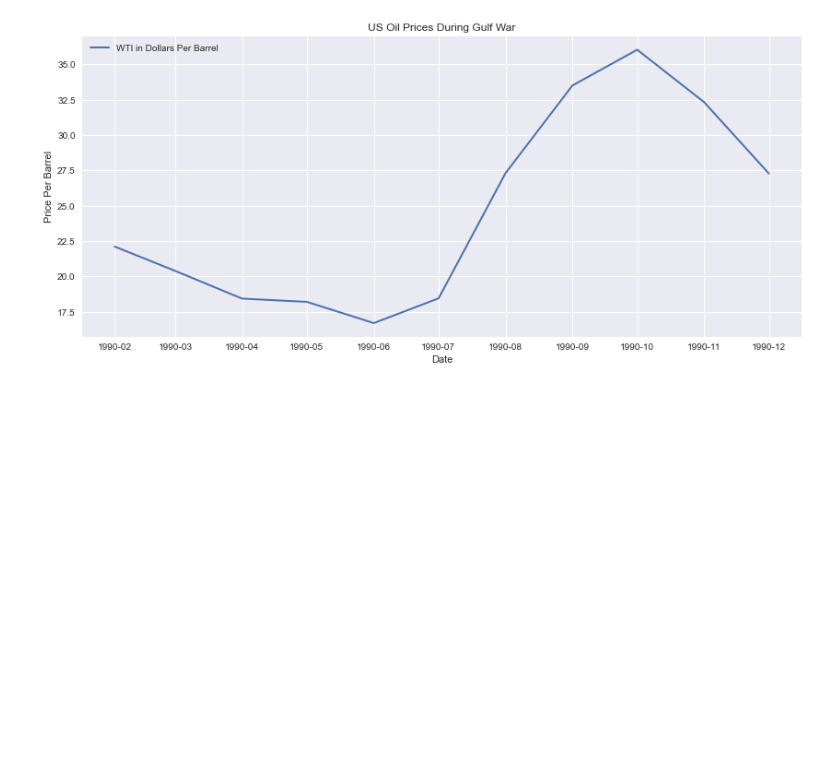
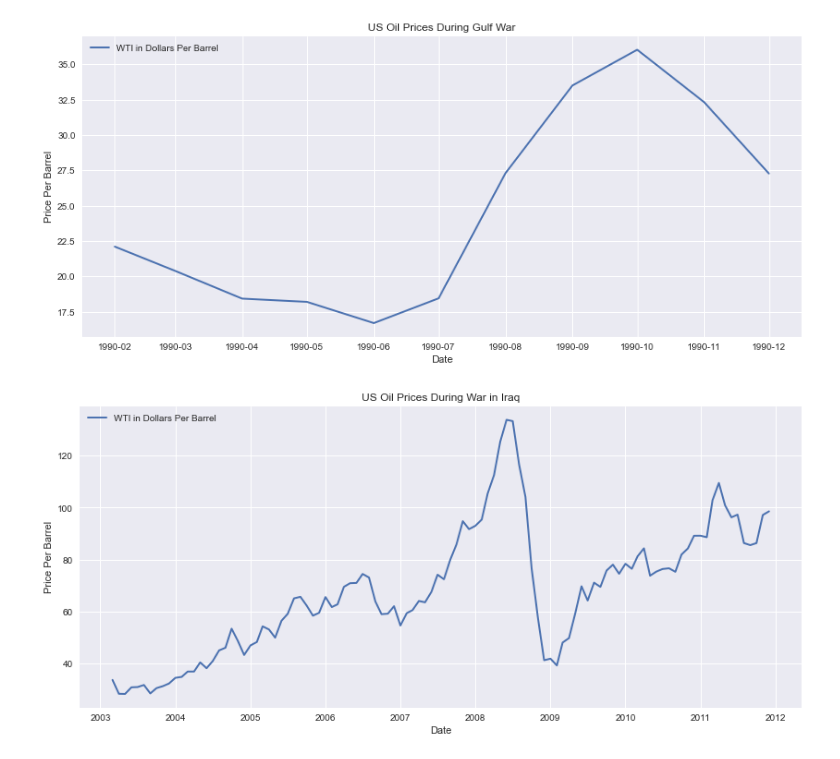
Before and after one commit to lrb924/Collateral_Damage, a Jupyter notebook: darius.ipynb, the cells around one changed output. Cells and saved outputs as stored; diff of their text form; code cells hidden in the pictures; blank space fills up the shorter version.

Commit message:
Added data / visualization for oil prices during war in Iraq

```diff
--- a/darius.ipynb
+++ b/darius.ipynb
@@ -136,3 +136,11 @@ plot_graph(rus_ua_oil, title="US Oil Prices During Russian / Ukrainian Conflict"
 plot_graph(gulf_oil, title="US Oil Prices During Gulf War", y_label="Price Per Barrel")
 # %% [output]
 [figure]
+# %%
+# Create data frame for oil prices during war in Iraq
+iraq_oil = crude_df.loc["Mar 2003":"Dec 2011"]
+# %%
+# Plot graph for war in Iraq
+plot_graph(iraq_oil, title="US Oil Prices During War in Iraq", y_label="Price Per Barrel")
+# %% [output]
+[figure, added]
```
Also changed, not shown: parts of 2 cells of this notebook, 2 other files.
